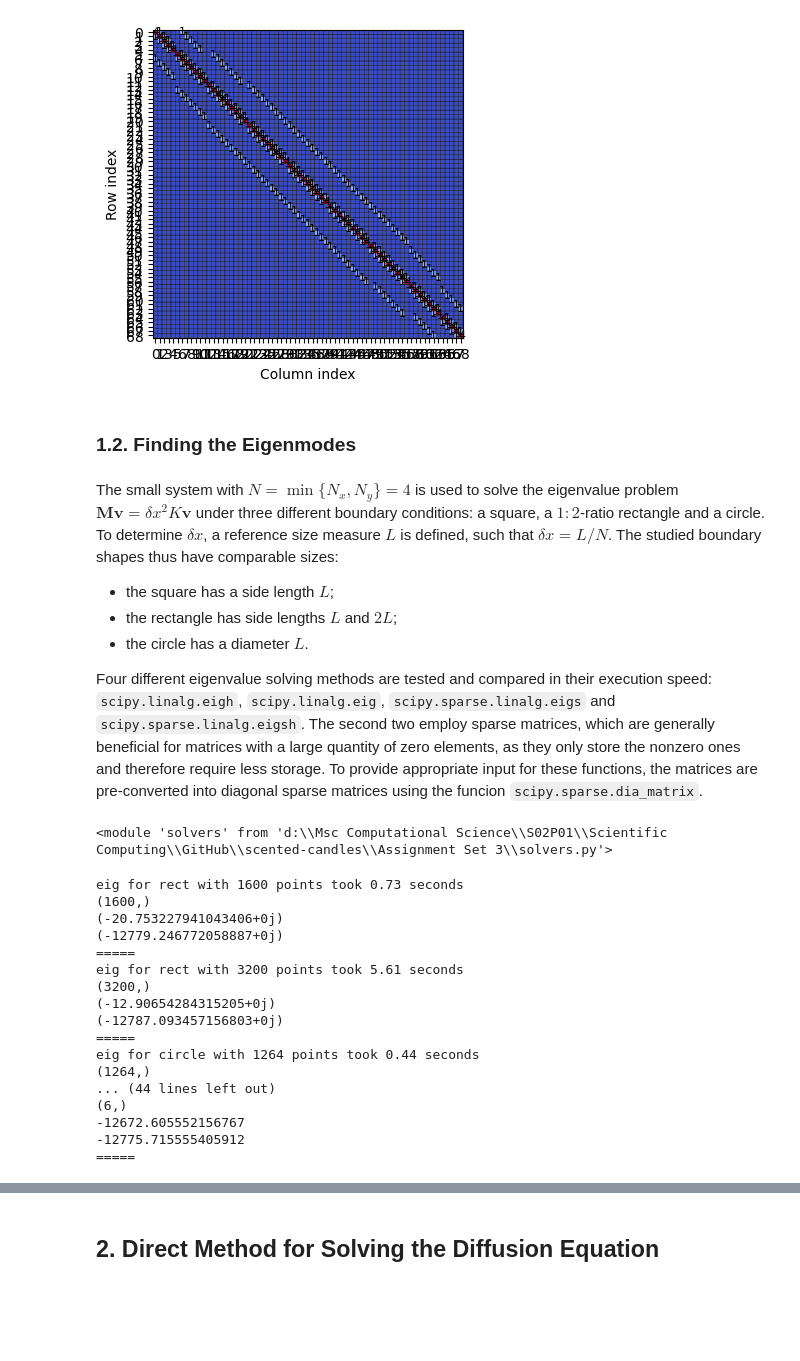
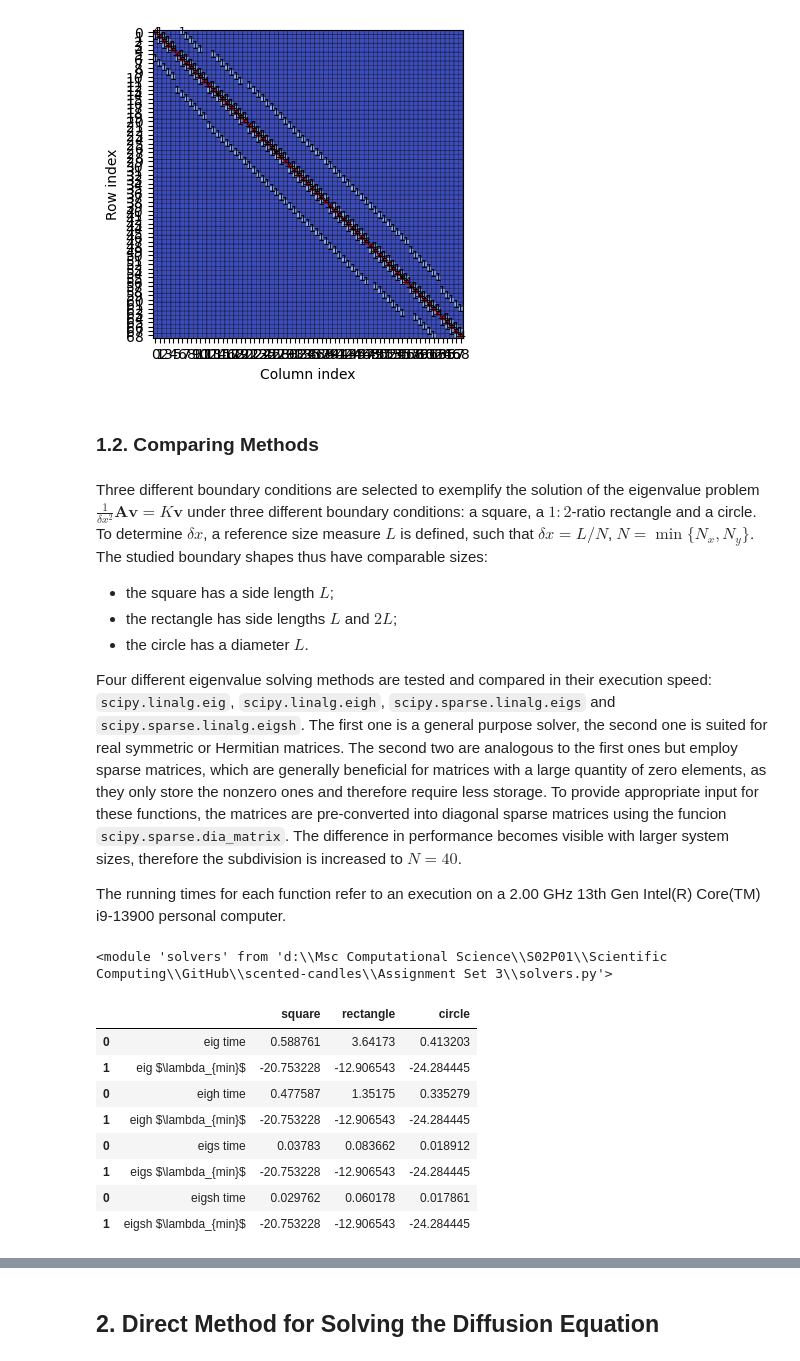
Before and after one commit to mboyan/scented-candles, a Jupyter notebook: Assignment Set 3/AssignmentSet3.ipynb, the cells around one changed output, grey strips where cells are left out. Saved outputs shown, nothing was run; the diff lists cells and outputs as text; code cells hidden in the pictures; blank space fills up the shorter version.

Commit message:
L and N studies complete

```diff
--- a/Assignment Set 3/AssignmentSet3.ipynb
+++ b/Assignment Set 3/AssignmentSet3.ipynb
@@ -173,14 +169,16 @@ vis.plot_coeff_matrix(coeffs_matrix_circle)
 [figure]
 [figure]
 # %% [markdown]
-### 1.2. Finding the Eigenmodes
+### 1.2. Comparing Methods
 # %% [markdown]
-The small system with $N=\min{\{N_x, N_y\}}=4$ is used to solve the eigenvalue problem $\bm{M}\bm{v}=\delta{x}^2K\bm{v}$ under three different boundary conditions: a square, a $1:2$-ratio rectangle and a circle. To determine $\delta{x}$, a reference size measure $L$ is defined, such that $\delta{x}=L/N$. The studied boundary shapes thus have comparable sizes:
+Three different boundary conditions are selected to exemplify the solution of the eigenvalue problem $\frac{1}{\delta{x}^2}\bm{A}\bm{v}=K\bm{v}$ under three different boundary conditions: a square, a $1:2$-ratio rectangle and a circle. To determine $\delta{x}$, a reference size measure $L$ is defined, such that $\delta{x}=L/N$, $N=\min{\{N_x, N_y\}}$. The studied boundary shapes thus have comparable sizes:
 - the square has a side length $L$;
 - the rectangle has side lengths $L$ and $2L$;
 - the circle has a diameter $L$.
 
-Four different eigenvalue solving methods are tested and compared in their execution speed: `scipy.linalg.eigh`, `scipy.linalg.eig`, `scipy.sparse.linalg.eigs` and `scipy.sparse.linalg.eigsh`. The second two employ sparse matrices, which are generally beneficial for matrices with a large quantity of zero elements, as they only store the nonzero ones and therefore require less storage. To provide appropriate input for these functions, the matrices are pre-converted into diagonal sparse matrices using the funcion `scipy.sparse.dia_matrix`.
+Four different eigenvalue solving methods are tested and compared in their execution speed: `scipy.linalg.eig`, `scipy.linalg.eigh`, `scipy.sparse.linalg.eigs` and `scipy.sparse.linalg.eigsh`. The first one is a general purpose solver, the second one is suited for real symmetric or Hermitian matrices. The second two are analogous to the first ones but employ sparse matrices, which are generally beneficial for matrices with a large quantity of zero elements, as they only store the nonzero ones and therefore require less storage. To provide appropriate input for these functions, the matrices are pre-converted into diagonal sparse matrices using the funcion `scipy.sparse.dia_matrix`. The difference in performance becomes visible with larger system sizes, therefore the subdivision is increased to $N=40$.
+
+The running times for each function refer to an execution on a 2.00 GHz 13th Gen Intel(R) Core(TM) i9-13900 personal computer.
 # %%
 reload(sv)
 # %% [output]
@@ -188,44 +186,49 @@ reload(sv)
 # %%
 L = 1
 N = 40
-dx = L / N
+dx = 1 / N
 
 setups = dict()
+setups['names'] = ['square', 'rectangle', 'circle']
 setups['shape'] = ['rect', 'rect', 'circle']
 setups['N_y'] = [N, 2*N, N]
 factor = L/dx**2
 eigval_funcs = [la.eig, la.eigh, spla.eigs, spla.eigsh]
 
+# DataFrame for storing the results
+results_method = pd.DataFrame(columns=[''] + setups['names'])
+
+# Loop over the different eigval functions
 for func in eigval_funcs:
-    for shape, N_y in zip(setups['shape'], setups['N_y']):
-        if func in [spla.eigs, spla.eigsh]:
-            sparse = True
-        else:
-            sparse = False
-        coeffs_matrix, _ = sv.construct_coeff_matrix(N, N_y, shape, sparse)
+
+    if func in [spla.eigs, spla.eigsh]:
+        sparse = True
+    else:
+        sparse = False
+
+    results_row = pd.DataFrame(dict(zip([''] + setups['names'],
+                                        [[func.__name__ + str(" time"), func.__name__ + str(" $\lambda_{min}$")],
+                                         [None, None],[None, None],[None, None]])))
+    # Loop over the different setups
+    for name, shape, N_y in zip(setups['names'], setups['shape'], setups['N_y']):
+        coeffs_matrix, _ = sv.construct_coeff_matrix_alt(N, N_y, shape, sparse)
         start_time = time.time()
         eigvals, eigvecs = sv.solve_eigval_problem(coeffs_matrix, factor, func)
         end_time = time.time()
-        print(f'{func.__name__} for {shape} with {coeffs_matrix.shape[0]} points took {end_time - start_time:.2f} seconds')
-        print(eigvals.shape)
-        print(max(eigvals))
-        print(min(eigvals))
-        print("=====")
+        time_elapsed = end_time - start_time
+        results_row[name].iloc[0] = time_elapsed
+        results_row[name].iloc[1] = float(eigvals[np.argsort(np.abs(eigvals))][0])
+
+    results_method = pd.concat([results_method, results_row], axis=0)
+
+results_method
 # %% [output]
-eig for rect with 1600 points took 0.73 seconds
-(1600,)
-(-20.753227941043406+0j)
-(-12779.246772058887+0j)
-=====
-eig for rect with 3200 points took 5.61 seconds
-(3200,)
-(-12.90654284315205+0j)
-(-12787.093457156803+0j)
-=====
-eig for circle with 1264 points took 0.44 seconds
-(1264,)
-... (44 lines left out)
-(6,)
--12672.605552156767
--12775.715555405912
-=====
+|  |  | square | rectangle | circle |
+| 0 | eig time | 0.588761 | 3.64173 | 0.413203 |
+| 1 | eig $\lambda_{min}$ | -20.753228 | -12.906543 | -24.284445 |
+| 0 | eigh time | 0.477587 | 1.35175 | 0.335279 |
+| 1 | eigh $\lambda_{min}$ | -20.753228 | -12.906543 | -24.284445 |
+| 0 | eigs time | 0.03783 | 0.083662 | 0.018912 |
+| 1 | eigs $\lambda_{min}$ | -20.753228 | -12.906543 | -24.284445 |
+| 0 | eigsh time | 0.029762 | 0.060178 | 0.017861 |
+| 1 | eigsh $\lambda_{min}$ | -20.753228 | -12.906543 | -24.284445 |
```
Also changed, not shown: parts of 17 cells of this notebook, 3 other files.
